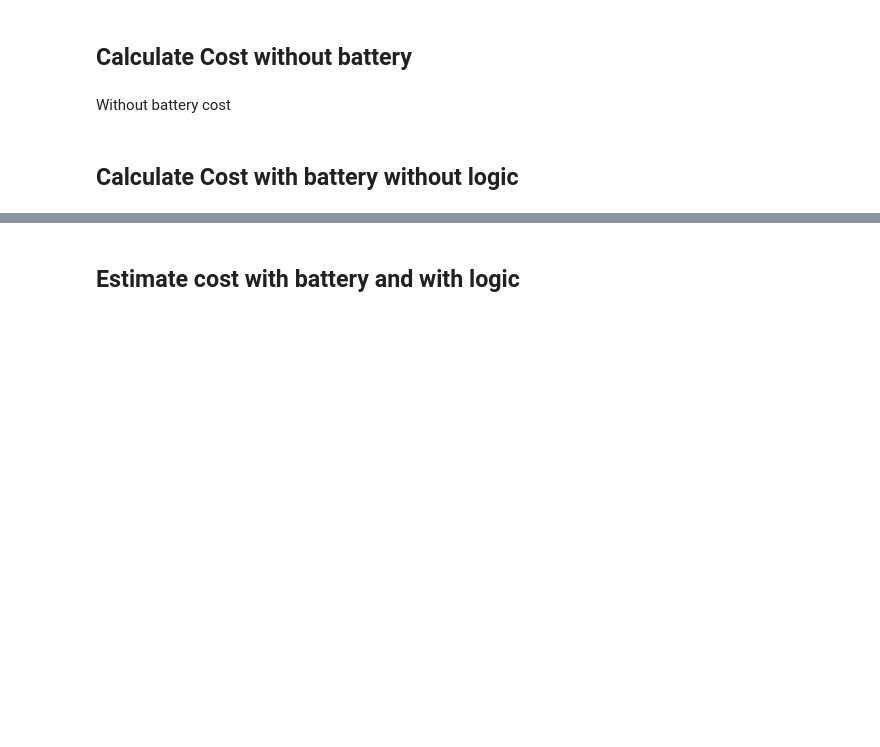
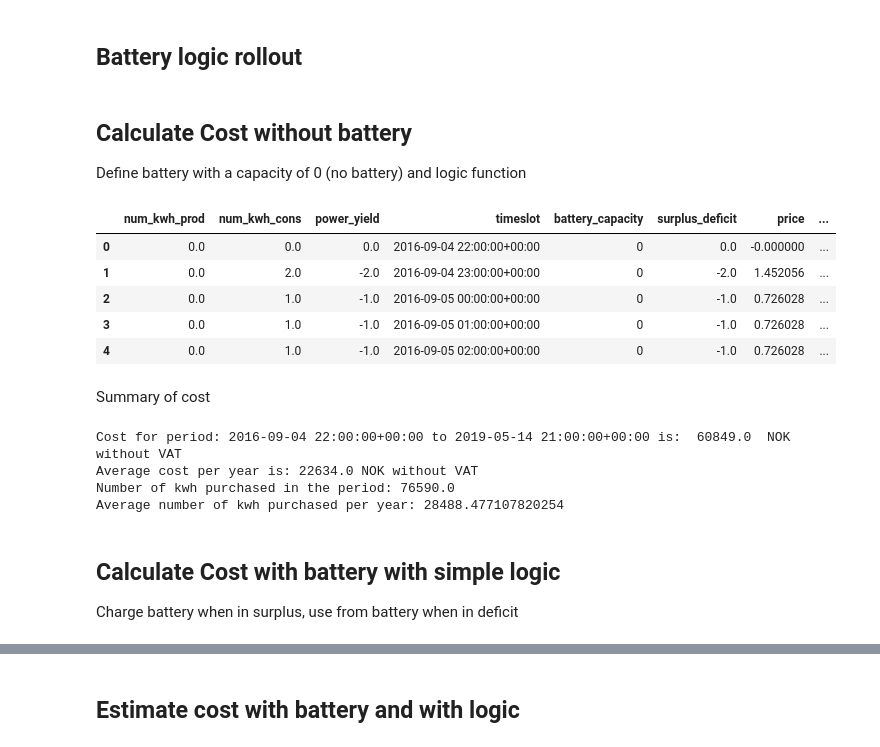
Before and after one commit to 4ug-aug/Otovo-OptimalControl, a Jupyter notebook: apply_battery.ipynb, the cells around one changed output, grey strips where cells are left out. Cells and saved outputs as stored; diff of their text form; code cells hidden in the pictures; blank space fills up the shorter version.

```diff
--- a/apply_battery.ipynb
+++ b/apply_battery.ipynb
@@ -155,0 +172,2 @@ print(series_merge.head())
+# %% [markdown]
+## Battery logic rollout
@@ -156,16 +226,3 @@ print(series_merge.head())
 # %% [markdown]
 ## Calculate Cost without battery
+Define battery with a capacity of 0 (no battery) and logic function
-# %%
-# Add column with the price based on the power_yield
-def get_price(power_yield, hour):
-    if power_yield >= 0:
-        return -power_yield * hour_lookup_price[str(hour)]*0.25
-    else:
-        return -power_yield * hour_lookup_price[str(hour)]
-
-series_no_battery = series_merge.copy()
-
-# Apply function to dataframe and add column
-series_no_battery["price"] = series_no_battery.apply(lambda row: get_price(row["power_yield"], row["timeslot"].hour), axis=1)
-# %% [markdown]
-Without battery cost
@@ -178,2 +229,38 @@ print(f"Installation size: {df_prod['num_panels'].iloc[0]} panels")
+# %%
+# Define battery with capcacity 0, same as no battery
+battery = Battery(0)
+
+# Define logic, in this case it does nothing
+def logic(row, battery):
+    power_yield = row["power_yield"]
+    battery.charge(power_yield)
+
+    row["battery_capacity"] = battery.get_current_capacity()
+    row["surplus_deficit"] = battery.get_surplus_deficit()
+    return row
+# %%
+# Copy series
+series_no_battery = series_merge.copy()
+
+# Logic rollout
+series_no_battery = logic_rollout(series_no_battery, battery, logic, get_price)
+series_no_battery.head()
+# %% [output]
+|  | num_kwh_prod | num_kwh_cons | power_yield | timeslot | battery_capacity | surplus_deficit | price | ... |
+| 0 | 0.0 | 0.0 | 0.0 | 2016-09-04 22:00:00+00:00 | 0 | 0.0 | -0.000000 | ... |
+| 1 | 0.0 | 2.0 | -2.0 | 2016-09-04 23:00:00+00:00 | 0 | -2.0 | 1.452056 | ... |
+| 2 | 0.0 | 1.0 | -1.0 | 2016-09-05 00:00:00+00:00 | 0 | -1.0 | 0.726028 | ... |
+| 3 | 0.0 | 1.0 | -1.0 | 2016-09-05 01:00:00+00:00 | 0 | -1.0 | 0.726028 | ... |
+| 4 | 0.0 | 1.0 | -1.0 | 2016-09-05 02:00:00+00:00 | 0 | -1.0 | 0.726028 | ... |
+# %% [markdown]
+Summary of cost
+# %%
+print_price_summary(series_no_battery)
+# %% [output]
+Cost for period: 2016-09-04 22:00:00+00:00 to 2019-05-14 21:00:00+00:00 is:  60849.0  NOK without VAT
+Average cost per year is: 22634.0 NOK without VAT
+Number of kwh purchased in the period: 76590.0
+Average number of kwh purchased per year: 28488.477107820254
 # %% [markdown]
-## Calculate Cost with battery without logic
+## Calculate Cost with battery with simple logic
+Charge battery when in surplus, use from battery when in deficit
```
Also changed, not shown: parts of 32 cells of this notebook.
